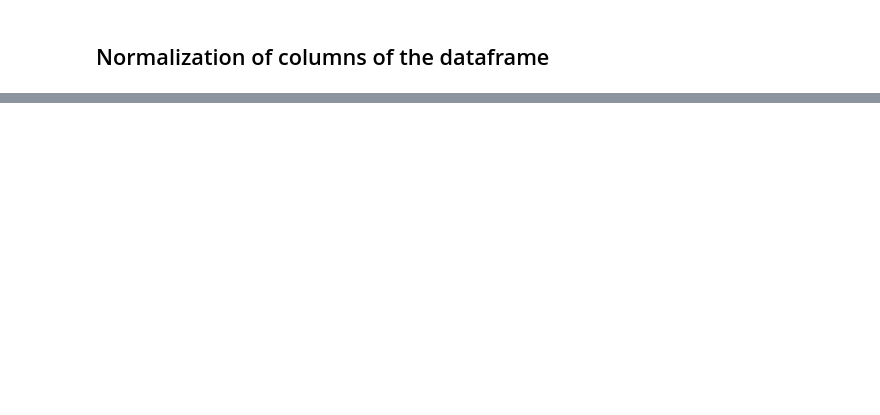
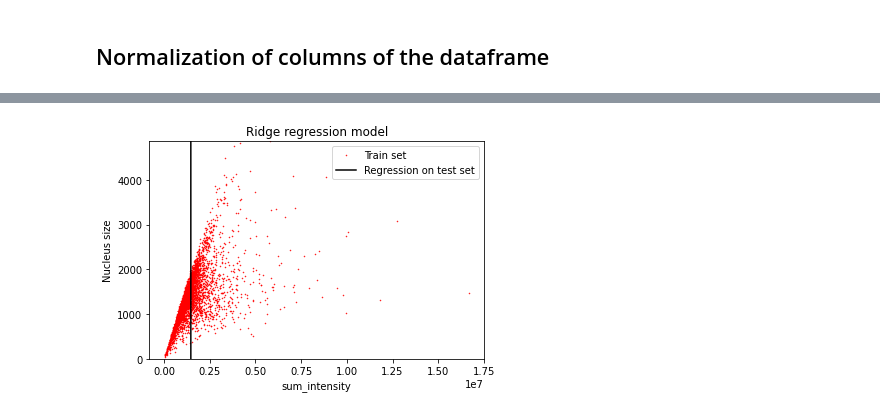
Before and after one commit to CS-433/ml-project-2-transcripted_cherry, a Jupyter notebook: Jupyter notebooks/task_1.ipynb, the cells around one changed output, grey strips where cells are left out. Cells and saved outputs as stored; diff of their text form; code cells hidden in the pictures; blank space fills up the shorter version.

```diff
--- a/Jupyter notebooks/task_1.ipynb
+++ b/Jupyter notebooks/task_1.ipynb
@@ -198,0 +213,7 @@ plt.show()
+# %%
+maxdegree = 10                          #To define is the maximum degree of the polynomial that should be tried (maxdegree of 5 takes degree up to 4 into account)
+alphas = [1e-4,1e-3, 1e-2, 1e-1, 1]     #Alpha grid for ridge regression
+K = 10                                  #Number of fold for the cross validation
+x_features = ['mean_intensity','median_intensity'] #add features for x for which the best model have to be find
+decide_y_feature = 'patch_size' #decide y-feature
+mode_error = mean_absolute_error #mean_absolute_error # mean_squared_error # mean_absolute_error
@@ -201,4 +336,5 @@ plt.show()
 # %%
-x_features = ['mean_intensity','sum_intensity','correlation coef','median_intensity'] #define a list with all the columns that could be interesting for task 1
-decide_x_features = np.array([1])      #set the list of indexes for the X values used for regression from list defined in test_features
+x_features = ['mean_intensity','sum_intensity','similarity','median_intensity'] #define a list with all the columns that could be interesting for task 1
+decide_x_features = np.array([1])      #set the list of indexes for the X values used for regression from list defined in x_features
 decide_y_feature = 'patch_size'        #also other features could be taken into account
+mode_error = mean_absolute_error #mean_absolute_error # mean_squared_error # mean_absolute_error
@@ -232,8 +362,8 @@ for d in range(1, maxdegree+1):    #it will create 1,2...maxdregree range vector
     lr = LinearRegression()
     rr = RidgeCV(alphas=alphas)
     #apply cross validation
-    cve = cross_validate(lr,x_poly_train,df_train_y,scoring='neg_mean_squared_error', cv=K, return_train_score=True)
-    crr = cross_validate(rr,x_poly_train,df_train_y,scoring='neg_mean_squared_error', cv=K, return_train_score=True)
+    cve = cross_validate(lr,x_poly_train,df_train_y,scoring= error_cv, cv=K, return_train_score=True)
+    crr = cross_validate(rr,x_poly_train,df_train_y,scoring=error_cv, cv=K, return_train_score=True)
     #make array for cross validation with linear model and for ridge regression
     cross_validation_lm_error[d-1] = np.mean(np.absolute(cve['test_score']))
     cross_validation_ridge_error[d-1] = np.mean(np.absolute(crr['test_score']))
@@ -372,0 +437,2 @@ R^2-score:  0.620281344762244
+# %%
+Save = True
@@ -372,0 +464,25 @@ R^2-score:  0.620281344762244
+# %%
+#show predicted points with ridge model
+df_plot_sort_ridge = pd.DataFrame(df_test_x)
+df_plot_sort_ridge['reg'] =  y_test_pred_ridge[:,0]
+df_plot_sort_ridge.sort_values(features_used[0],inplace = True)
+
+if (len(features_used)!=1):
+    warnings.warn("WARNING features_used should be of len 1 for this plot")
+else:
+    plt.figure()
+    plt.plot(df_train_x,df_train_y, 'r.',markersize = 1,label = "Train set")
+    plt.plot(df_plot_sort_ridge[features_used[0]],df_plot_sort_ridge['reg'],color = 'black',label = "Regression on test set")
+    plt.ylabel("Nucleus size")
+    plt.ylim(0,df_train_y.patch_size.max())
+    plt.xlabel(features_used[0])    #WARNING features_used should be of len 1 for this plot
+    plt.title("Ridge regression model")
+    plt.legend()
+    #plt.yscale("log")
+    #plt.xscale("log")
+    if Save:
+        plt.savefig("../Images/task1/ridge_model_"+features_used[0]+"_"+TF+".pdf")
+    plt.show()
+#plt.savefig('ridge_original', dpi = 300)
+# %% [output]
+[figure, added]
```
Also changed, not shown: parts of 41 cells of this notebook.
